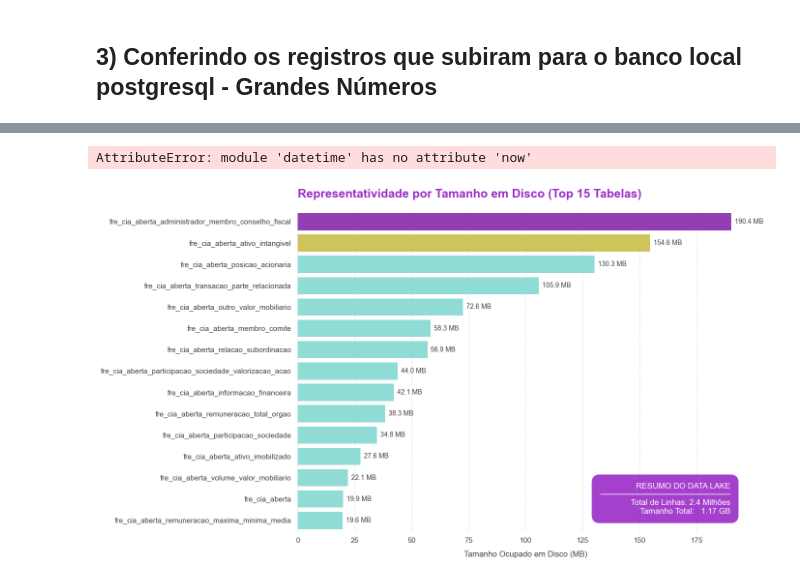
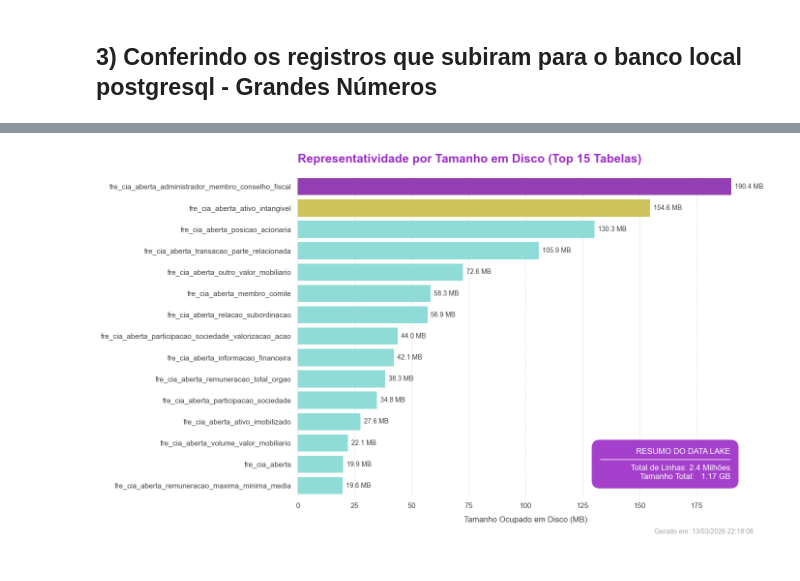
Before and after one commit to murilonetlink/BigData_For_Finance, a Jupyter notebook: notebooks/01_bronze/2_coletando_dados_fre.ipynb, the cells around one changed output, grey strips where cells are left out. Drawn from its saved outputs; the diff is of its cells as text; code cells hidden in the pictures.

```diff
--- a/notebooks/01_bronze/2_coletando_dados_fre.ipynb
+++ b/notebooks/01_bronze/2_coletando_dados_fre.ipynb
@@ -397,33 +397,32 @@ else:
         ha='right', va='bottom',
         bbox=dict(facecolor=cores_fae['roxo'], alpha=0.9, boxstyle='round,pad=1', edgecolor='none')
     )
 
     # Adicionando os valores na ponta das barras
     for i, container in enumerate(ax.containers):
         ax.bar_label(container, fmt='%.1f MB', padding=5, color=cores_fae['cinza_escuro'], fontsize=10)
 
     # Limpeza final
     sns.despine(left=True, bottom=True)
     ax.xaxis.grid(True, linestyle='--', alpha=0.5)
     ax.yaxis.grid(False)
 
     plt.tight_layout()
 
     # Obtém a data e hora atual formatada
-    data_hora = datetime.now().strftime("%d/%m/%Y %H:%M:%S")
+    data_hora = datetime.datetime.now().strftime("%d/%m/%Y %H:%M:%S")
 
     # Adiciona o texto no canto inferior direito
     # x=1, y=0 (canto inferior direito)
     # transform=ax.transAxes (usa coordenadas relativas ao gráfico, 0 a 1)
     plt.text(1, -0.1, f'Gerado em: {data_hora}',
             transform=plt.gca().transAxes, # Pega o eixo atual
             color='gray',
             ha='right', # Alinhamento horizontal à direita
             va='top',   # Alinhamento vertical ao topo
             fontsize=10,
             alpha=0.7)  # Transparência para ficar suave
 
     plt.show()
 # %% [output]
-AttributeError: module 'datetime' has no attribute 'now'
-[figure, old version]
+[figure, new version]
```
